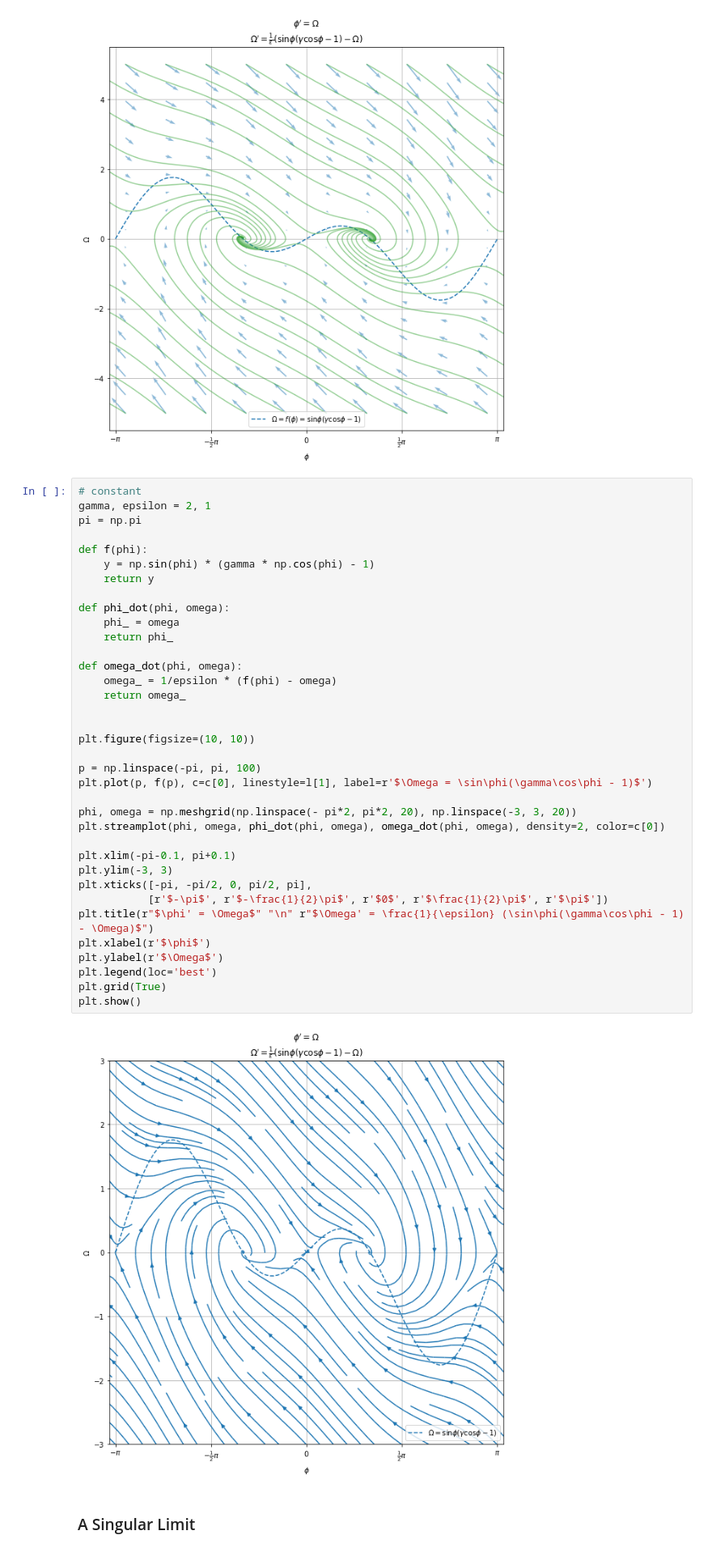
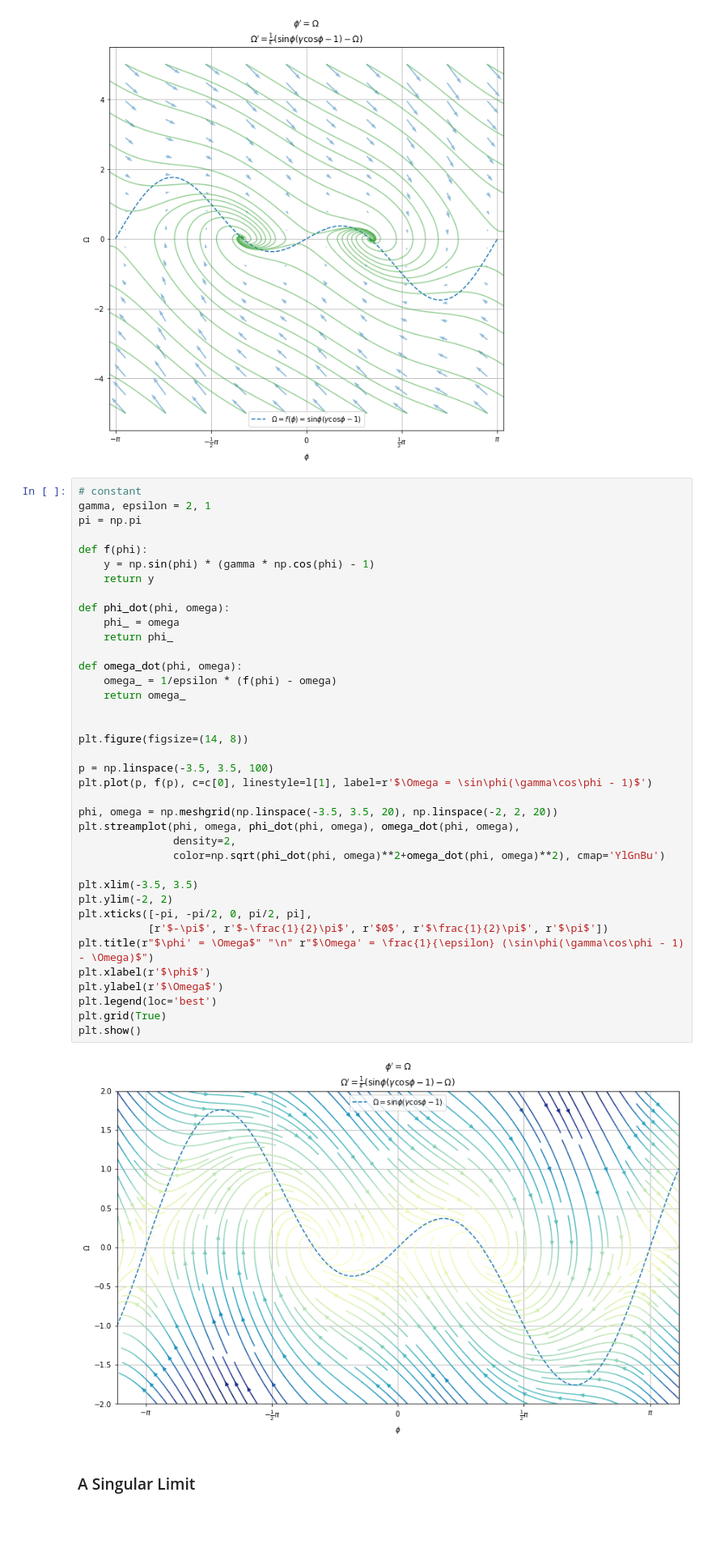
Before and after one commit to shumez/NLDC, a Jupyter notebook: c03/note.ipynb, the cells around one changed output. Shown at 81% size. Drawn from its saved outputs; the diff is of its cells as text; blank space fills up the shorter version.

Commit message:
change streamplot

```diff
--- a/c03/note.ipynb
+++ b/c03/note.ipynb
@@ -1157,40 +1160,42 @@ plt.show()
 # constant
 gamma, epsilon = 2, 1
 pi = np.pi
 
 def f(phi):
     y = np.sin(phi) * (gamma * np.cos(phi) - 1)
     return y
 
 def phi_dot(phi, omega):
     phi_ = omega
     return phi_
 
 def omega_dot(phi, omega):
     omega_ = 1/epsilon * (f(phi) - omega)
     return omega_
 
 
-plt.figure(figsize=(10, 10))
+plt.figure(figsize=(14, 8))
 
-p = np.linspace(-pi, pi, 100)
+p = np.linspace(-3.5, 3.5, 100)
 plt.plot(p, f(p), c=c[0], linestyle=l[1], label=r'$\Omega = \sin\phi(\gamma\cos\phi - 1)$')
 
-phi, omega = np.meshgrid(np.linspace(- pi*2, pi*2, 20), np.linspace(-3, 3, 20))
-plt.streamplot(phi, omega, phi_dot(phi, omega), omega_dot(phi, omega), density=2, color=c[0])
+phi, omega = np.meshgrid(np.linspace(-3.5, 3.5, 20), np.linspace(-2, 2, 20))
+plt.streamplot(phi, omega, phi_dot(phi, omega), omega_dot(phi, omega),
+               density=2,
+               color=np.sqrt(phi_dot(phi, omega)**2+omega_dot(phi, omega)**2), cmap='YlGnBu')
 
-plt.xlim(-pi-0.1, pi+0.1)
-plt.ylim(-3, 3)
+plt.xlim(-3.5, 3.5)
+plt.ylim(-2, 2)
 plt.xticks([-pi, -pi/2, 0, pi/2, pi],
            [r'$-\pi$', r'$-\frac{1}{2}\pi$', r'$0$', r'$\frac{1}{2}\pi$', r'$\pi$'])
 plt.title(r"$\phi' = \Omega$" "\n" r"$\Omega' = \frac{1}{\epsilon} (\sin\phi(\gamma\cos\phi - 1) - \Omega)$")
 plt.xlabel(r'$\phi$')
 plt.ylabel(r'$\Omega$')
 plt.legend(loc='best')
 plt.grid(True)
 plt.show()
 # %% [output]
-[figure, old version]
+[figure, new version]
 # %% [markdown]
 ### A Singular Limit
 # %% [markdown]
```
Also changed, not shown: parts of 1 cell of this notebook.
